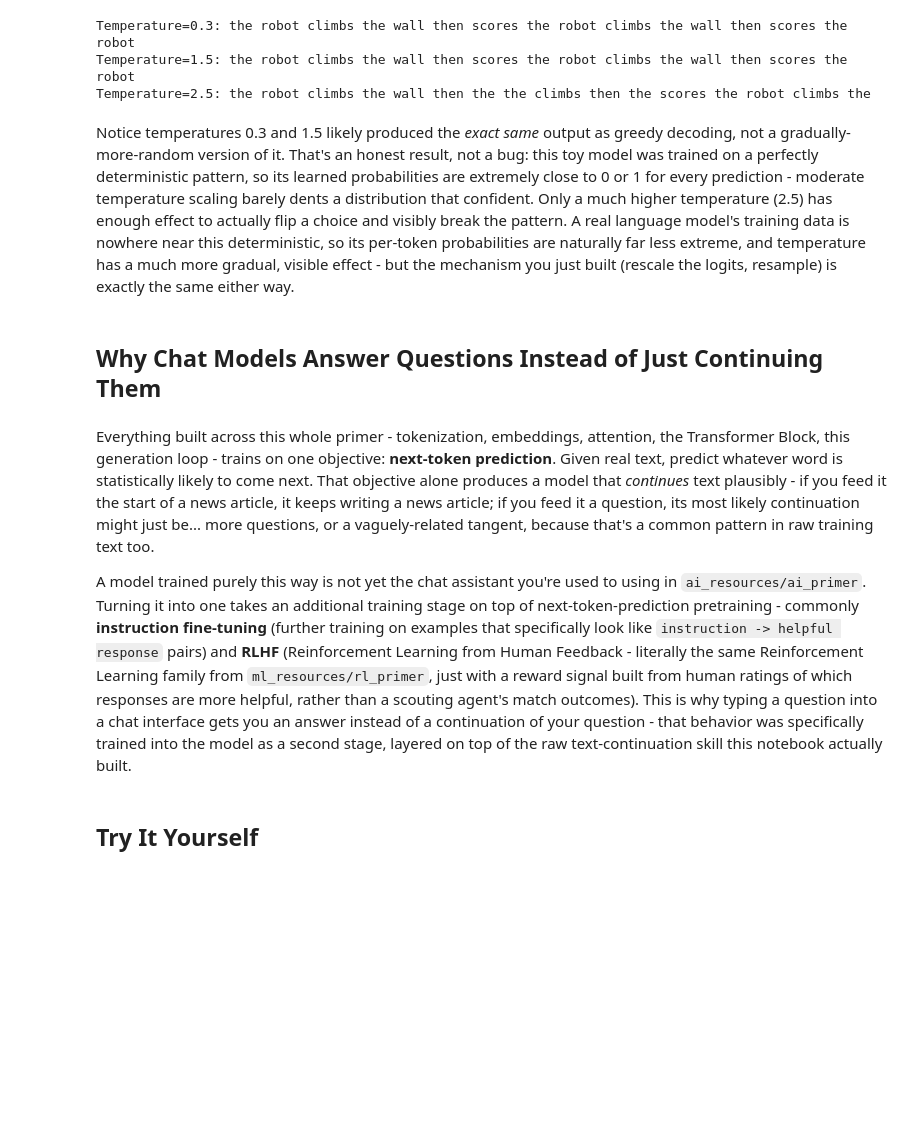
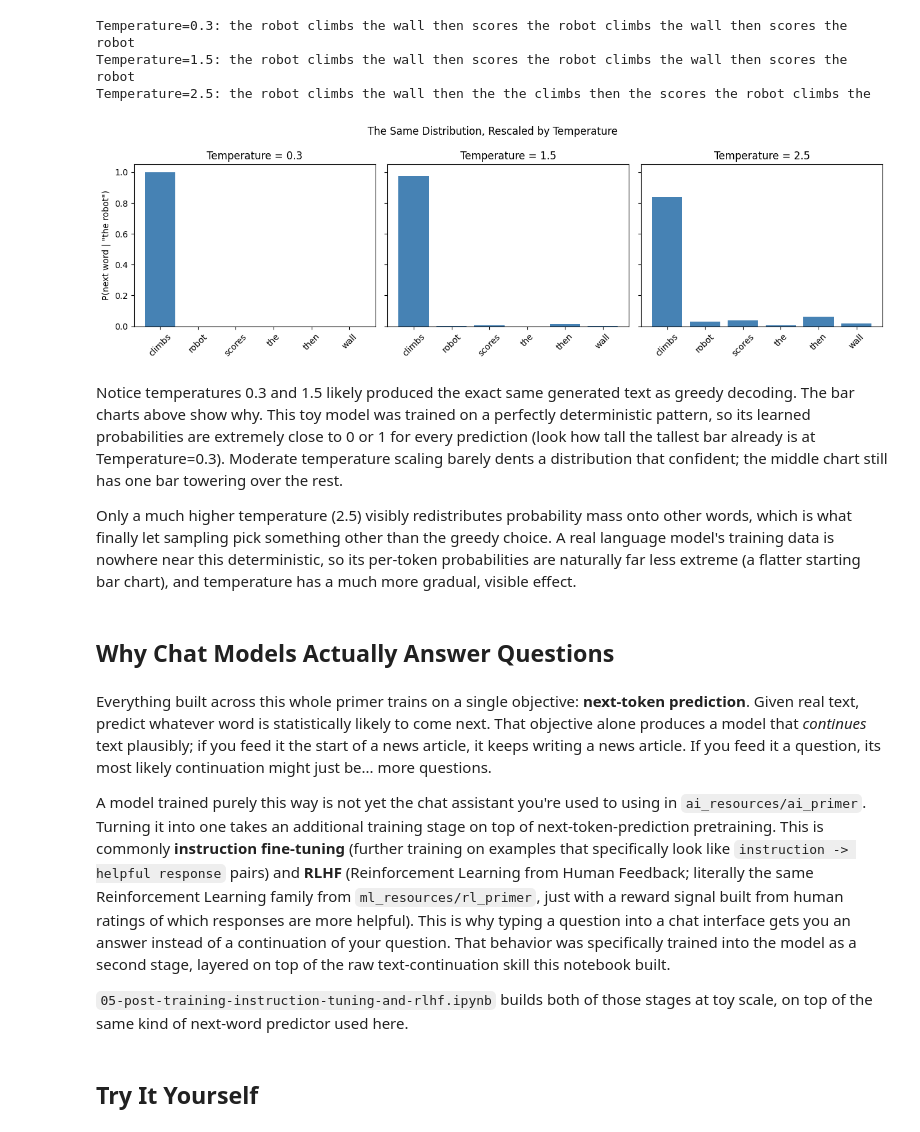
Before and after one commit to nickmelamed/mortorq_instruction, a Jupyter notebook: ml_resources/genai_architecture_primer/04-generation-and-why-chat-models-behave.ipynb, the cells around one changed output. Saved outputs shown, nothing was run; the diff lists cells and outputs as text; code cells hidden in the pictures; blank space fills up the shorter version.

Commit message:
syntax check, added new 05 for post training

```diff
--- a/ml_resources/genai_architecture_primer/04-generation-and-why-chat-models-behave.ipynb
+++ b/ml_resources/genai_architecture_primer/04-generation-and-why-chat-models-behave.ipynb
@@ -148,14 +155,37 @@ for temperature in [0.3, 1.5, 2.5]:
 Temperature=0.3: the robot climbs the wall then scores the robot climbs the wall then scores the robot
 Temperature=1.5: the robot climbs the wall then scores the robot climbs the wall then scores the robot
 Temperature=2.5: the robot climbs the wall then the the climbs then the scores the robot climbs the
+# %%
+base_probabilities = predict_next_probabilities(["the", "robot"])
+
+fig, axes = plt.subplots(1, 3, figsize=(13, 4), sharey=True)
+for ax, temperature in zip(axes, [0.3, 1.5, 2.5]):
+    scaled_logits = np.log(base_probabilities + 1e-12) / temperature
+    scaled_probabilities = np.exp(scaled_logits - scaled_logits.max())
+    scaled_probabilities /= scaled_probabilities.sum()
+    ax.bar(vocabulary, scaled_probabilities, color='steelblue')
+    ax.set_title(f'Temperature = {temperature}')
+    ax.set_ylim(0, 1.05)
+    ax.tick_params(axis='x', rotation=45)
+
+axes[0].set_ylabel('P(next word | "the robot")')
+fig.suptitle('The Same Distribution, Rescaled by Temperature')
+plt.tight_layout()
+plt.show()
+# %% [output]
+[figure, added]
 # %% [markdown]
-Notice temperatures 0.3 and 1.5 likely produced the *exact same* output as greedy decoding, not a gradually-more-random version of it. That's an honest result, not a bug: this toy model was trained on a perfectly deterministic pattern, so its learned probabilities are extremely close to 0 or 1 for every prediction - moderate temperature scaling barely dents a distribution that confident. Only a much higher temperature (2.5) has enough effect to actually flip a choice and visibly break the pattern. A real language model's training data is nowhere near this deterministic, so its per-token probabilities are naturally far less extreme, and temperature has a much more gradual, visible effect - but the mechanism you just built (rescale the logits, resample) is exactly the same either way.
+Notice temperatures 0.3 and 1.5 likely produced the exact same generated text as greedy decoding. The bar charts above show why. This toy model was trained on a perfectly deterministic pattern, so its learned probabilities are extremely close to 0 or 1 for every prediction (look how tall the tallest bar already is at Temperature=0.3). Moderate temperature scaling barely dents a distribution that confident; the middle chart still has one bar towering over the rest.
+
+Only a much higher temperature (2.5) visibly redistributes probability mass onto other words, which is what finally let sampling pick something other than the greedy choice. A real language model's training data is nowhere near this deterministic, so its per-token probabilities are naturally far less extreme (a flatter starting bar chart), and temperature has a much more gradual, visible effect.
 # %% [markdown]
-## Why Chat Models Answer Questions Instead of Just Continuing Them
+## Why Chat Models Actually Answer Questions
 # %% [markdown]
-Everything built across this whole primer - tokenization, embeddings, attention, the Transformer Block, this generation loop - trains on one objective: **next-token prediction**. Given real text, predict whatever word is statistically likely to come next. That objective alone produces a model that *continues* text plausibly - if you feed it the start of a news article, it keeps writing a news article; if you feed it a question, its most likely continuation might just be... more questions, or a vaguely-related tangent, because that's a common pattern in raw training text too.
+Everything built across this whole primer trains on a single objective: **next-token prediction**. Given real text, predict whatever word is statistically likely to come next. That objective alone produces a model that *continues* text plausibly; if you feed it the start of a news article, it keeps writing a news article. If you feed it a question, its most likely continuation might just be... more questions.
 
-A model trained purely this way is not yet the chat assistant you're used to using in `ai_resources/ai_primer`. Turning it into one takes an additional training stage on top of next-token-prediction pretraining - commonly **instruction fine-tuning** (further training on examples that specifically look like `instruction -> helpful response` pairs) and **RLHF** (Reinforcement Learning from Human Feedback - literally the same Reinforcement Learning family from `ml_resources/rl_primer`, just with a reward signal built from human ratings of which responses are more helpful, rather than a scouting agent's match outcomes). This is why typing a question into a chat interface gets you an answer instead of a continuation of your question - that behavior was specifically trained into the model as a second stage, layered on top of the raw text-continuation skill this notebook actually built.
+A model trained purely this way is not yet the chat assistant you're used to using in `ai_resources/ai_primer`. Turning it into one takes an additional training stage on top of next-token-prediction pretraining. This is commonly **instruction fine-tuning** (further training on examples that specifically look like `instruction -> helpful response` pairs) and **RLHF** (Reinforcement Learning from Human Feedback; literally the same Reinforcement Learning family from `ml_resources/rl_primer`, just with a reward signal built from human ratings of which responses are more helpful). This is why typing a question into a chat interface gets you an answer instead of a continuation of your question. That behavior was specifically trained into the model as a second stage, layered on top of the raw text-continuation skill this notebook built.
+
+`05-post-training-instruction-tuning-and-rlhf.ipynb` builds both of those stages at toy scale, on top of the same kind of next-word predictor used here.
 # %% [markdown]
 ## Try It Yourself
 # %% [markdown]
```
Also changed, not shown: parts of 10 cells of this notebook, 8 other files.
